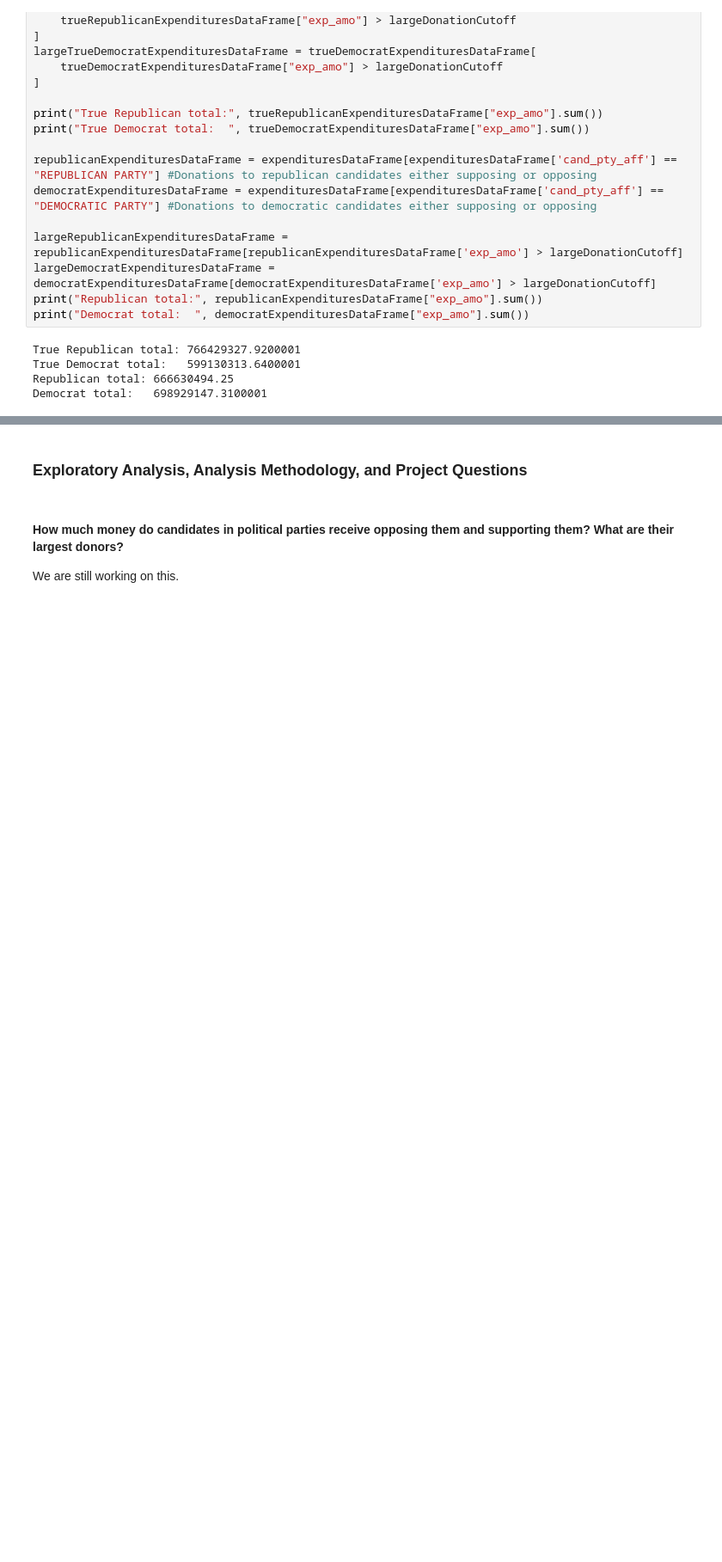
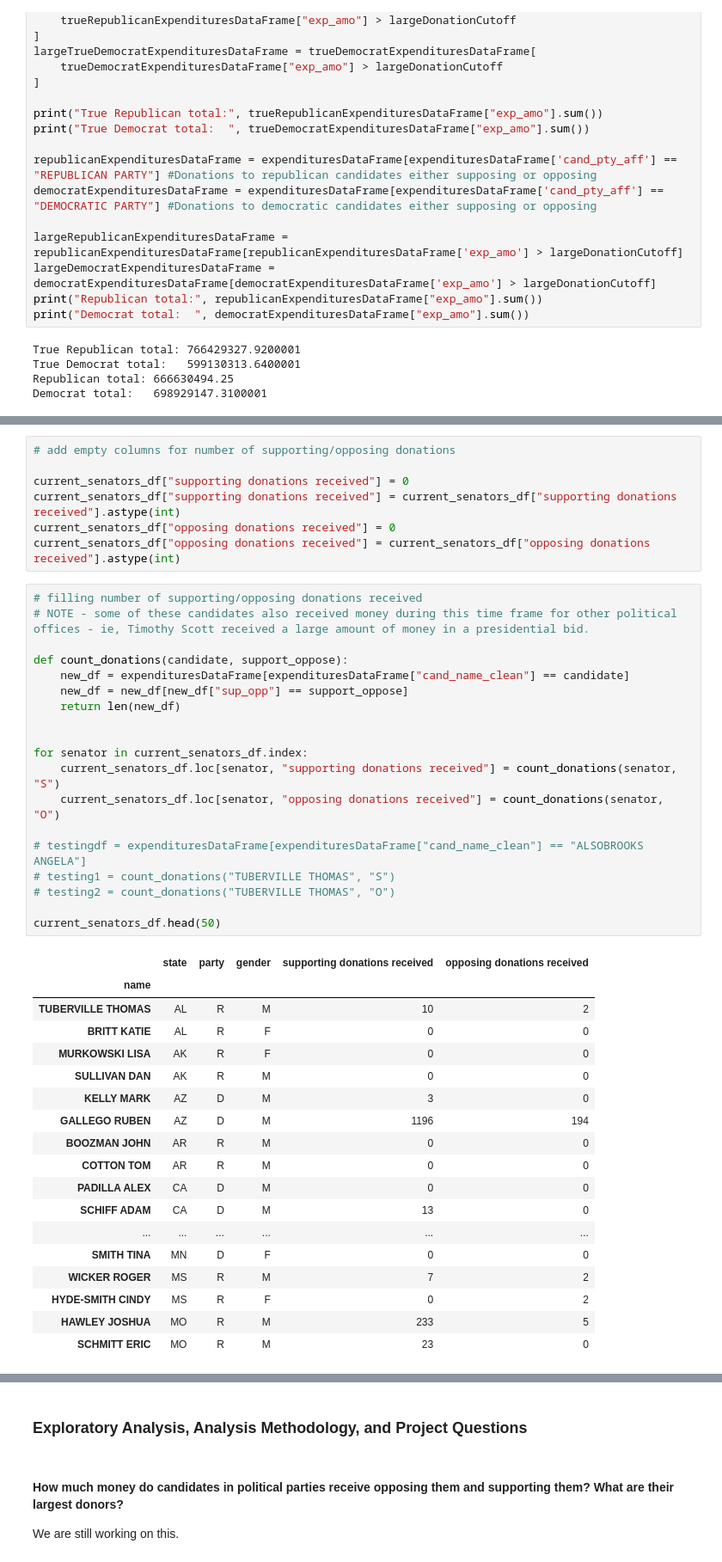
Before and after one commit to magicdracon/Data-Science-Final-Project, a Jupyter notebook: main.ipynb, the cells around one changed output, grey strips where cells are left out. Shown at 86% size. Drawn from its saved outputs; the diff is of its cells as text; blank space fills up the shorter version.

```diff
--- a/main.ipynb
+++ b/main.ipynb
@@ -343,0 +359,45 @@ Democrat total:   698929147.3100001
+# %%
+# add empty columns for number of supporting/opposing donations
+
+current_senators_df["supporting donations received"] = 0
+current_senators_df["supporting donations received"] = current_senators_df["supporting donations received"].astype(int)
+current_senators_df["opposing donations received"] = 0
+current_senators_df["opposing donations received"] = current_senators_df["opposing donations received"].astype(int)
+# %%
+# filling number of supporting/opposing donations received
+# NOTE - some of these candidates also received money during this time frame for other political offices - ie, Timothy Scott received a large amount of money in a presidential bid.
+
+def count_donations(candidate, support_oppose):
+    new_df = expendituresDataFrame[expendituresDataFrame["cand_name_clean"] == candidate]
+    new_df = new_df[new_df["sup_opp"] == support_oppose]
+    return len(new_df)
+
+
+for senator in current_senators_df.index:
+    current_senators_df.loc[senator, "supporting donations received"] = count_donations(senator, "S")
+    current_senators_df.loc[senator, "opposing donations received"] = count_donations(senator, "O")
+
+# testingdf = expendituresDataFrame[expendituresDataFrame["cand_name_clean"] == "ALSOBROOKS ANGELA"]
+# testing1 = count_donations("TUBERVILLE THOMAS", "S")
+# testing2 = count_donations("TUBERVILLE THOMAS", "O")
+
+current_senators_df.head(50)
+# %% [output]
+|  | state | party | gender | supporting donations received | opposing donations received |
+| name |  |  |  |  |  |
+| TUBERVILLE THOMAS | AL | R | M | 10 | 2 |
+| BRITT KATIE | AL | R | F | 0 | 0 |
+| MURKOWSKI LISA | AK | R | F | 0 | 0 |
+| SULLIVAN DAN | AK | R | M | 0 | 0 |
+| KELLY MARK | AZ | D | M | 3 | 0 |
+| GALLEGO RUBEN | AZ | D | M | 1196 | 194 |
+| BOOZMAN JOHN | AR | R | M | 0 | 0 |
+| COTTON TOM | AR | R | M | 0 | 0 |
+| PADILLA ALEX | CA | D | M | 0 | 0 |
+| SCHIFF ADAM | CA | D | M | 13 | 0 |
+| ... | ... | ... | ... | ... | ... |
+| SMITH TINA | MN | D | F | 0 | 0 |
+| WICKER ROGER | MS | R | M | 7 | 2 |
+| HYDE-SMITH CINDY | MS | R | F | 0 | 2 |
+| HAWLEY JOSHUA | MO | R | M | 233 | 5 |
+| SCHMITT ERIC | MO | R | M | 23 | 0 |
```
Also changed, not shown: parts of 16 cells of this notebook.
